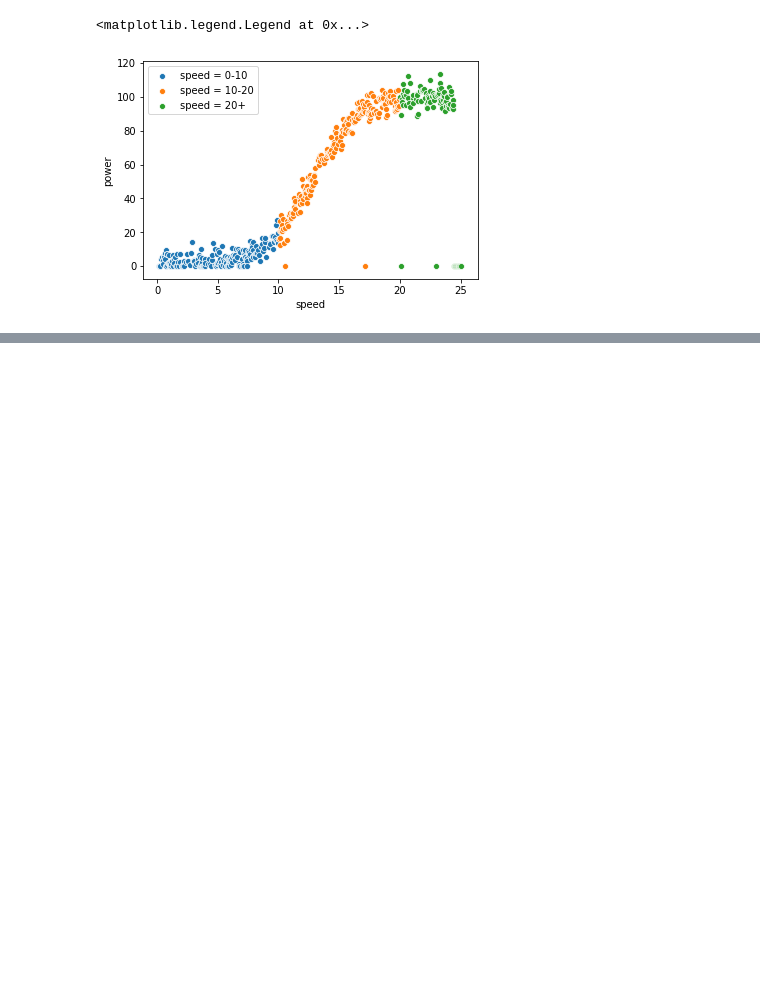
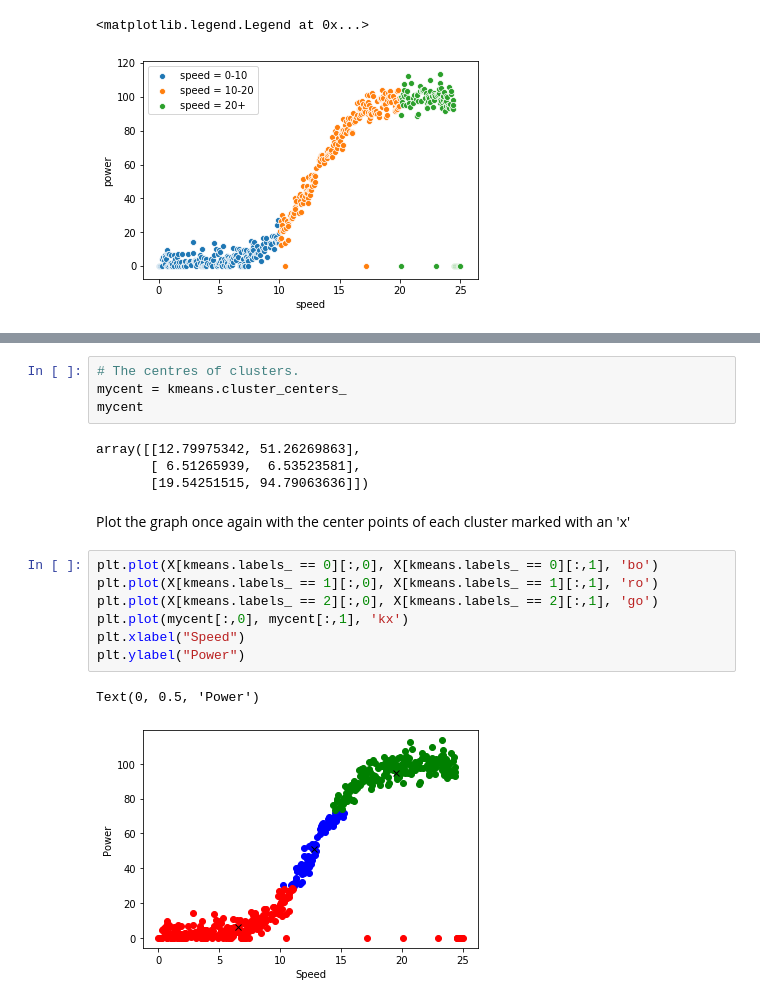
Before and after one commit to EoinStankard/Machine-Learning-Statistics-Project, a Jupyter notebook: MLS-Project.ipynb, the cells around one changed output, grey strips where cells are left out. Cells and saved outputs as stored; diff of their text form; blank space fills up the shorter version.

```diff
--- a/MLS-Project.ipynb
+++ b/MLS-Project.ipynb
@@ -111,0 +182,20 @@ Power outputs for each speed group, 0-10, 10-20 & 20+
+# %%
+# The centres of clusters.
+mycent = kmeans.cluster_centers_
+mycent
+# %% [output]
+array([[12.79975342, 51.26269863],
+       [ 6.51265939,  6.53523581],
+       [19.54251515, 94.79063636]])
+# %% [markdown]
+Plot the graph once again with the center points of each cluster marked with an 'x'
+# %%
+plt.plot(X[kmeans.labels_ == 0][:,0], X[kmeans.labels_ == 0][:,1], 'bo')
+plt.plot(X[kmeans.labels_ == 1][:,0], X[kmeans.labels_ == 1][:,1], 'ro')
+plt.plot(X[kmeans.labels_ == 2][:,0], X[kmeans.labels_ == 2][:,1], 'go')
+plt.plot(mycent[:,0], mycent[:,1], 'kx')
+plt.xlabel("Speed")
+plt.ylabel("Power")
+# %% [output]
+Text(0, 0.5, 'Power')
+[figure, added]
```
Also changed, not shown: parts of 19 cells of this notebook.
